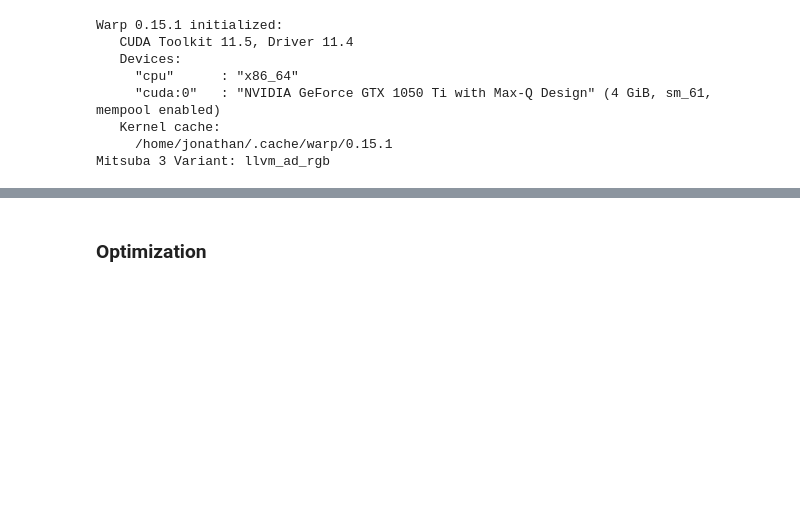
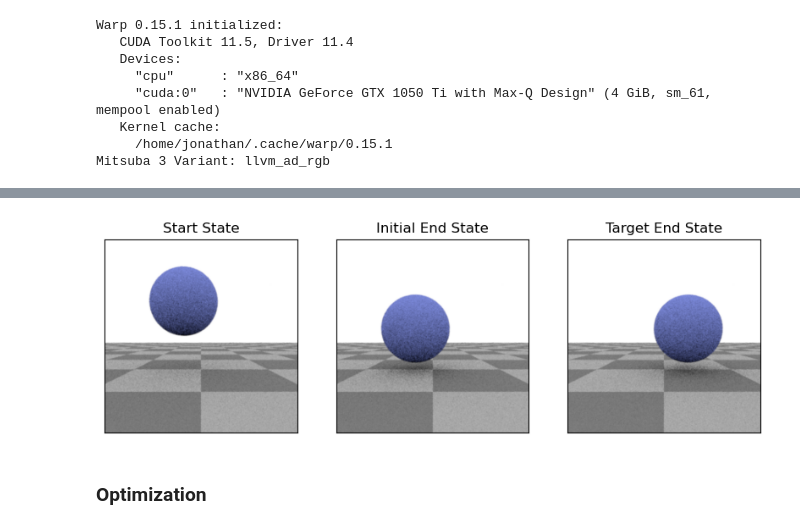
Before and after one commit to J0HNN7G/diffsim-sysid, a Jupyter notebook: examples/diff_sim.ipynb, the cells around one changed output, grey strips where cells are left out. Saved outputs shown, nothing was run; the diff lists cells and outputs as text; code cells hidden in the pictures; blank space fills up the shorter version.

```diff
--- a/examples/diff_sim.ipynb
+++ b/examples/diff_sim.ipynb
@@ -294,0 +203,7 @@ for output_index in range(output_dim):
+# %%
+# initial run
+phys_device = wp.get_cuda_devices()[0]
+phys_model, phys_states, _, phys_pred = build_phys(phys_device, pred_names=['pos'])
+phys_integrator = wp.sim.SemiImplicitIntegrator()
+phys_graph, _ = capture_phys(phys_device, phys_model, phys_integrator, phys_states)
+wp.capture_launch(phys_graph)
@@ -295,29 +221,33 @@ for output_index in range(output_dim):
 # %%
-fig, axs = plt.subplots(1, 2, figsize=(10, 5))
-#fig.suptitle('State Space')
+fig, axs = plt.subplots(1, 3, figsize=(10, 5))
 
-
-##########
-# States #
-##########
-
-
-init_scene_dict = dict(image_traj_scene_dict)
-init_scene_dict['particle']['center'] = dc(particle_init_pos)
-bitmap_init = mi.util.convert_to_bitmap( mi.render(mi.load_dict(init_scene_dict), spp=16))
+init_start_scene_dict = dict(scene_dict)
+init_start_scene_dict['particle']['center'] = deepcopy(particle_init_pos)
+bitmap_init = mi.util.convert_to_bitmap( mi.render(mi.load_dict(init_start_scene_dict), spp=16))
 axs[0].imshow(bitmap_init)
 axs[0].set_xticks([])
 axs[0].set_yticks([])
-axs[0].set_title('Initial State')
+axs[0].set_title('Start State')
 
-target_scene_dict = dict(image_traj_scene_dict)
-target_scene_dict['particle']['center'] = dc(target_pos)
-bitmap_target = mi.util.convert_to_bitmap(mi.render(mi.load_dict(target_scene_dict), spp=16))
-axs[1].imshow(bitmap_target)
+
+init_end_scene_dict = dict(scene_dict)
+init_end_scene_dict['particle']['center'] = deepcopy(phys_pred['pos'].cpu().numpy())
+bitmap_init = mi.util.convert_to_bitmap(mi.render(mi.load_dict(init_end_scene_dict), spp=16))
+axs[1].imshow(bitmap_init)
 axs[1].set_xticks([])
 axs[1].set_yticks([])
-axs[1].set_title('Target State')
+axs[1].set_title('Initial End State')
+
+
+bitmap_target = mi.util.convert_to_bitmap(target_img)
+axs[2].imshow(bitmap_target)
+axs[2].set_xticks([])
+axs[2].set_yticks([])
+axs[2].set_title('Target End State')
 
 plt.show()
+#plt.savefig('fig_image_traj_states.pdf', bbox_inches='tight')
+# %% [output]
+[figure, added]
 # %% [markdown]
 ### Optimization
```
Also changed, not shown: parts of 16 cells of this notebook, 2 other files.
